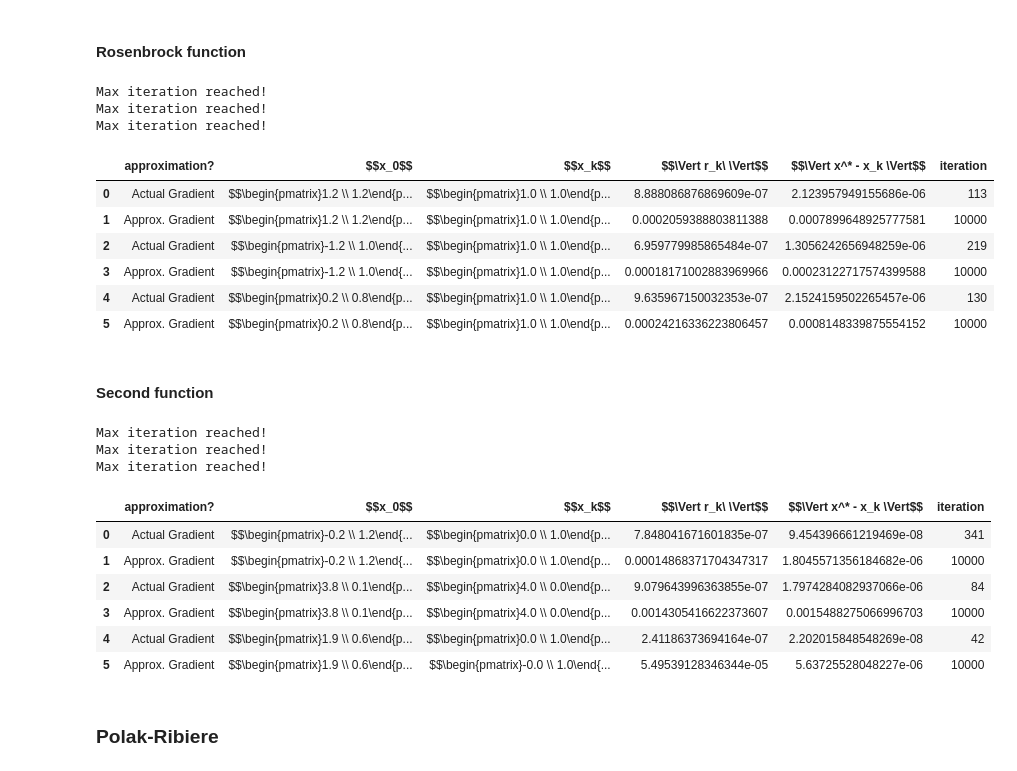
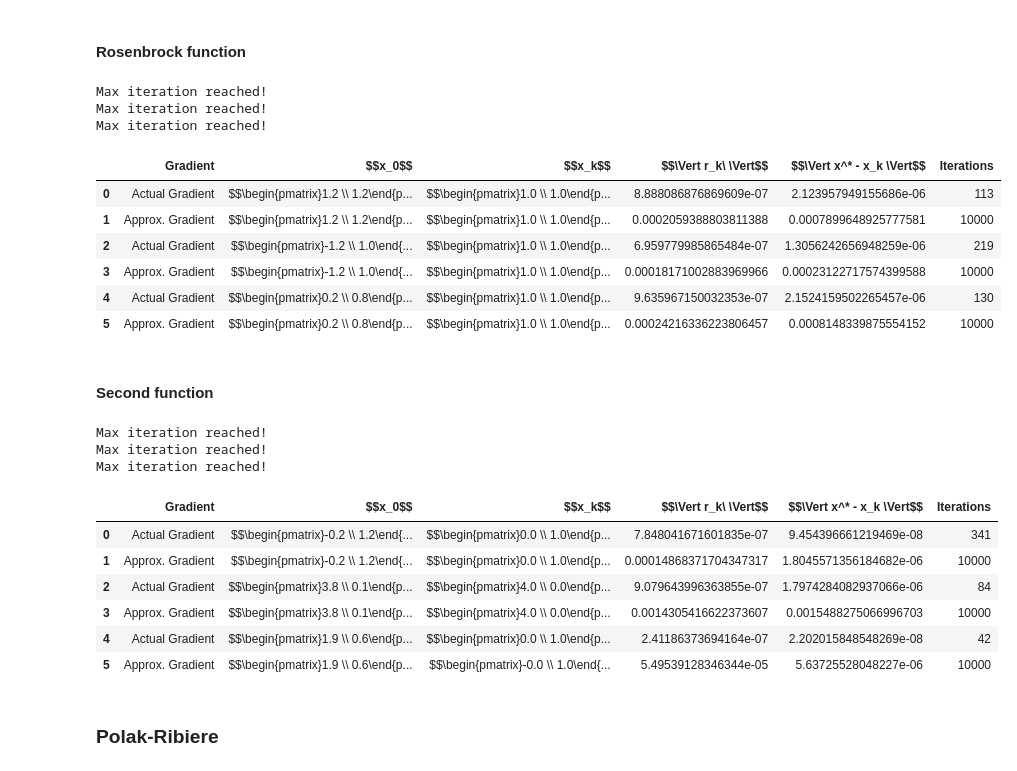
Before and after one commit to pilzpascal/ss23_Numerical_Optimisation, a Jupyter notebook: 1/Phase 2/phase2.ipynb, the cells around one changed output. Drawn from its saved outputs; the diff is of its cells as text; code cells hidden in the pictures.

```diff
--- a/1/Phase 2/phase2.ipynb
+++ b/1/Phase 2/phase2.ipynb
@@ -121,11 +121,11 @@ for grad_fn, sol in inputs:
 
     df_dict = {
         '$$x_k$$': r'$$\begin{pmatrix}' + r' \\ '.join([str(round(d, 2)) for d in x_k]) + r'\end{pmatrix}$$',
-        '$$\Vert r_k\ \Vert$$': r_k_norm,
+        '$$\Vert \nabla f(x_k)\ \Vert$$': r_k_norm,
         '$$\Vert x^* - x_k \Vert$$': sol_diff_norm,
-        'iteration': iteration
+        'Iterations': iteration
     }
 
-    df = pd.DataFrame(df_dict, index=[n_dims])
+    df = pd.DataFrame(df_dict, index=[f"dim: {n_dims}"])
     display(df)
 # %% [output]
@@ -186,11 +186,11 @@ for grad_fn, sol in inputs:
 
     df_dict = {
         '$$x_k$$': r'$$\begin{pmatrix}' + r' \\ '.join([str(round(d, 2)) for d in x_k]) + r'\end{pmatrix}$$',
-        '$$\Vert r_k\ \Vert$$': r_k_norm,
+        '$$\Vert \nabla f(x_k)\ \Vert$$': r_k_norm,
         '$$\Vert x^* - x_k \Vert$$': sol_diff_norm,
-        'iteration': iteration
+        'Iterations': iteration
     }
 
-    df = pd.DataFrame(df_dict, index=[n_dims])
+    df = pd.DataFrame(df_dict, index=[f"dim: {n_dims}"])
     display(df)
 # %% [output]
@@ -219,35 +219,35 @@ TODO: explanation why no convergy
 # %%
 from fr_cg import fr_cg
 import funcs as fc
 
 inputs_rosenbrock = [
     (fc.rosenbrock, fc.rosenbrock_gradient, np.array([1.2, 1.2]), np.array([1., 1.])),
     (fc.rosenbrock, fc.rosenbrock_gradient, np.array([-1.2, 1.]), np.array([1., 1.])),
     (fc.rosenbrock, fc.rosenbrock_gradient, np.array([0.2, 0.8]), np.array([1., 1.])),
 ]
 rosenbrock_dicts = []
 
 for fn, fn_grad_orig, x_0, x_star in inputs_rosenbrock:
 
     fn_grad_approx = lambda x: approximate_gradient(fn, x)
 
     for fn_grad, is_approx in [(fn_grad_orig, False), (fn_grad_approx, True)]:
         x_k, r_k_norm, sol_diff_norm, iteration = fr_cg(fn, fn_grad, x_0, x_star)
         rosenbrock_dicts.append({
-            'approximation?': 'Actual Gradient' if not is_approx else 'Approx. Gradient',
+            'Gradient': 'Actual Gradient' if not is_approx else 'Approx. Gradient',
             '$$x_0$$': r'$$\begin{pmatrix}' + r' \\ '.join([str(round(d, 2)) for d in x_0]) + r'\end{pmatrix}$$',
             '$$x_k$$': r'$$\begin{pmatrix}' + r' \\ '.join([str(round(d, 2)) for d in x_k]) + r'\end{pmatrix}$$',
-            '$$\Vert r_k\ \Vert$$': r_k_norm,
+            '$$\Vert \nabla f(x_k)\ \Vert$$': r_k_norm,
             '$$\Vert x^* - x_k \Vert$$': sol_diff_norm,
-            'iteration': iteration
+            'Iterations': iteration
         })
 
 display(pd.DataFrame(rosenbrock_dicts))
 # %% [output]
 Max iteration reached!
 Max iteration reached!
 Max iteration reached!
-|  | approximation? | $$x_0$$ | $$x_k$$ | $$\Vert r_k\ \Vert$$ | $$\Vert x^* - x_k \Vert$$ | iteration |
+|  | Gradient | $$x_0$$ | $$x_k$$ | $$\Vert r_k\ \Vert$$ | $$\Vert x^* - x_k \Vert$$ | Iterations |
 | 0 | Actual Gradient | $$\begin{pmatrix}1.2 \\ 1.2\end{p... | $$\begin{pmatrix}1.0 \\ 1.0\end{p... | 8.888086876869609e-07 | 2.123957949155686e-06 | 113 |
 | 1 | Approx. Gradient | $$\begin{pmatrix}1.2 \\ 1.2\end{p... | $$\begin{pmatrix}1.0 \\ 1.0\end{p... | 0.0002059388803811388 | 0.0007899648925777581 | 10000 |
 | 2 | Actual Gradient | $$\begin{pmatrix}-1.2 \\ 1.0\end{... | $$\begin{pmatrix}1.0 \\ 1.0\end{p... | 6.959779985865484e-07 | 1.3056242656948259e-06 | 219 |
@@ -274,12 +274,12 @@ for fn, fn_grad_orig, x_0, x_star in inputs_nl_f:
     for fn_grad, is_approx in [(fn_grad_orig, False), (fn_grad_approx, True)]:
         x_k, r_k_norm, sol_diff_norm, iteration = fr_cg(fn, fn_grad, x_0, x_star)
         nl_f_dicts.append({
-            'approximation?': 'Actual Gradient' if not is_approx else 'Approx. Gradient',
+            'Gradient': 'Actual Gradient' if not is_approx else 'Approx. Gradient',
             '$$x_0$$': r'$$\begin{pmatrix}' + r' \\ '.join([str(round(d, 2)) for d in x_0]) + r'\end{pmatrix}$$',
             '$$x_k$$': r'$$\begin{pmatrix}' + r' \\ '.join([str(round(d, 2)) for d in x_k]) + r'\end{pmatrix}$$',
-            '$$\Vert r_k\ \Vert$$': r_k_norm,
+            '$$\Vert\nabla f(x_k)\ \Vert$$': r_k_norm,
             '$$\Vert x^* - x_k \Vert$$': sol_diff_norm,
-            'iteration': iteration
+            'Iterations': iteration
         })
 
 display(pd.DataFrame(nl_f_dicts))
@@ -287,7 +287,7 @@ display(pd.DataFrame(nl_f_dicts))
 Max iteration reached!
 Max iteration reached!
 Max iteration reached!
-|  | approximation? | $$x_0$$ | $$x_k$$ | $$\Vert r_k\ \Vert$$ | $$\Vert x^* - x_k \Vert$$ | iteration |
+|  | Gradient | $$x_0$$ | $$x_k$$ | $$\Vert r_k\ \Vert$$ | $$\Vert x^* - x_k \Vert$$ | Iterations |
 | 0 | Actual Gradient | $$\begin{pmatrix}-0.2 \\ 1.2\end{... | $$\begin{pmatrix}0.0 \\ 1.0\end{p... | 7.848041671601835e-07 | 9.454396661219469e-08 | 341 |
 | 1 | Approx. Gradient | $$\begin{pmatrix}-0.2 \\ 1.2\end{... | $$\begin{pmatrix}0.0 \\ 1.0\end{p... | 0.00014868371704347317 | 1.8045571356184682e-06 | 10000 |
 | 2 | Actual Gradient | $$\begin{pmatrix}3.8 \\ 0.1\end{p... | $$\begin{pmatrix}4.0 \\ 0.0\end{p... | 9.079643996363855e-07 | 1.7974284082937066e-06 | 84 |
```
Also changed, not shown: parts of 16 cells of this notebook.
